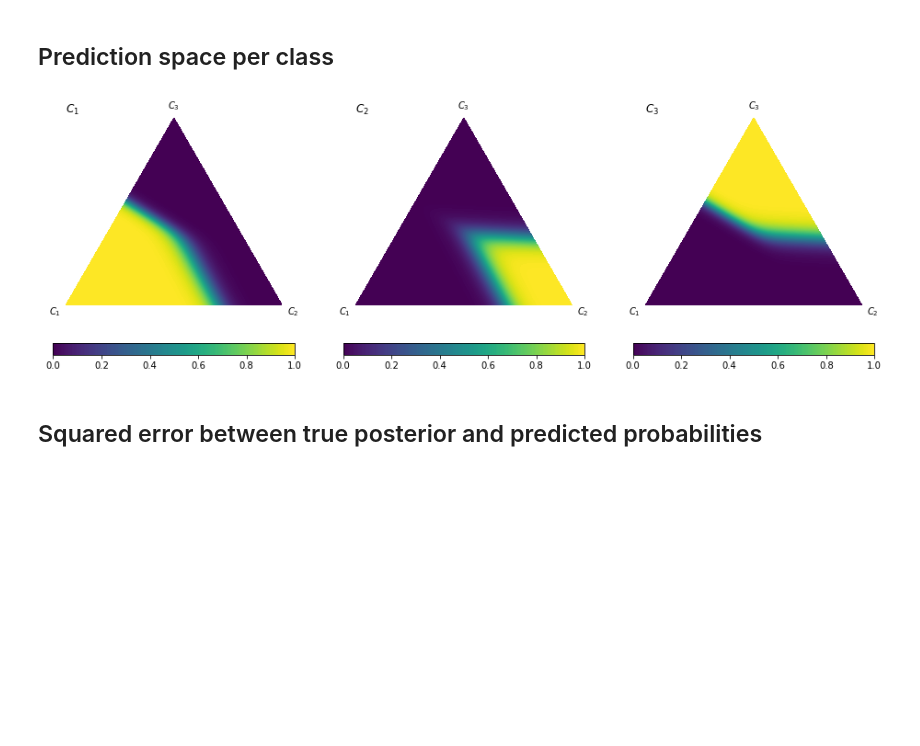
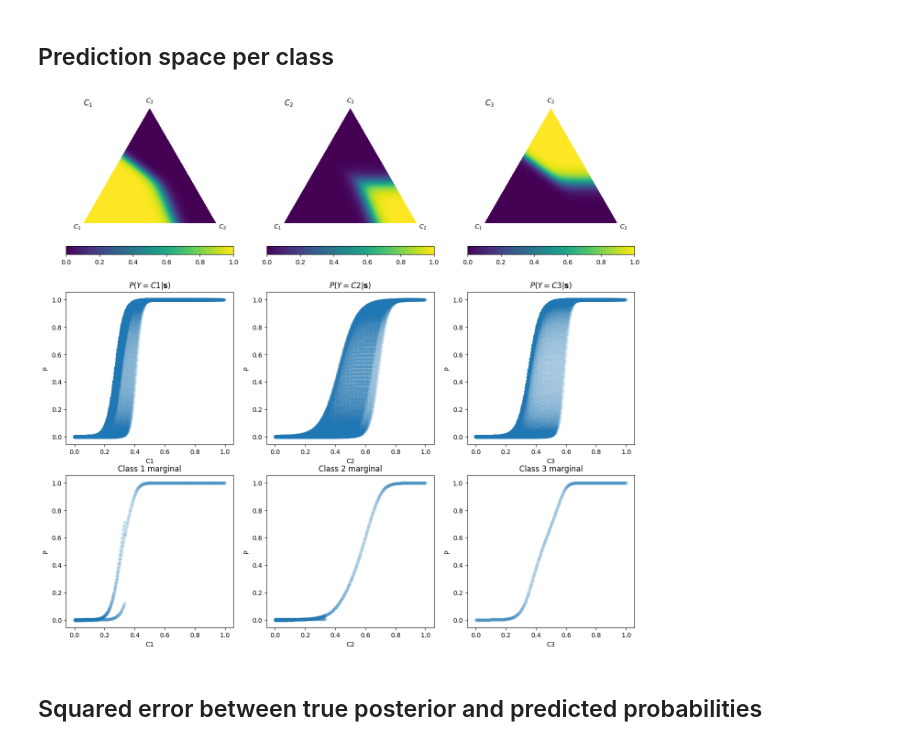
Before and after one commit to dirichletcal/experiments_neurips, a Jupyter notebook: notebooks/Dirichlet_calibration.ipynb, the cells around one changed output. Cells and saved outputs as stored; diff of their text form; code cells hidden in the pictures; blank space fills up the shorter version.

```diff
--- a/notebooks/Dirichlet_calibration.ipynb
+++ b/notebooks/Dirichlet_calibration.ipynb
@@ -169,6 +155,7 @@ class Dirichlet(object):
     def pdf(self, x):
         '''Returns pdf value for `x`.'''
         from operator import mul
+        x = np.clip(x, 1e-20, 1-(1e-20))
         return self._coef * reduce(mul, [xx ** (aa - 1)
                                          for (xx, aa)in zip(x, self._alpha)])
 
@@ -259,14 +246,12 @@ draw_pdf_contours(class_dist, labels='auto')
 # %% [markdown]
 # Posterior probabilities per class
 # %%
-class_dist.pdf_aux = class_dist.pdf
-
 fig = plt.figure(figsize=(16, 5))
 for i in [0, 1, 2]:
     ax = fig.add_subplot(1, 3, i+1)
 
     ax.set_title('$P(Y={}|\mathbf{{x}})$'.format(i+1), loc='left')
 
-    class_dist.pdf = lambda x: class_dist.posterior(x, i)
-    draw_pdf_contours(class_dist, labels='auto', fig=fig, ax=ax)
+    function = lambda x: class_dist.posterior(x, i)
+    draw_func_contours(function, labels='auto', fig=fig, ax=ax)
 # %% [output]
@@ -273,0 +328,22 @@ for i in [0, 1, 2]:
+# %%
+def plot_marginal(func, nlevels, subdiv, c, ax1, ax2):
+    values = get_func_mesh_values(func, nlevels, subdiv).reshape(-1,1)
+
+    ax1.set_title('$P(Y={}|\mathbf{{s}})$'.format(c))
+    df = pd.DataFrame(np.concatenate((mesh, values), axis=1), columns=['C1', 'C2', 'C3', 'P'])
+    df.plot(kind='scatter', x=c, y='P', alpha=0.1, ax=ax1)
+
+
+    ax2.set_title('Class {} marginal'.format(i+1))
+    table = df.pivot_table(index=c, values='P')
+    table.reset_index(inplace=True)
+    table.columns = [c,'P']
+    table.plot(kind='scatter', x=c, y='P', alpha=0.2, ax=ax2)
+
+fig = plt.figure(figsize=(16, 10))
+for i, c in enumerate(('C1', 'C2', 'C3')):
+    ax1 = fig.add_subplot(2, 3, i+1)
+    ax2 = fig.add_subplot(2, 3, 3+i+1)
+
+    function = lambda x: class_dist.posterior(x, i)
+    plot_marginal(function, nlevels, subdiv, c, ax1, ax2)
@@ -312,16 +390,20 @@ Intercepts = [ 1.10729096  0.00603587 -1.11332683]
 # %% [markdown]
 ## Prediction space per class
 # %%
-fig = plt.figure(figsize=(16, 5))
-for i in [0, 1, 2]:
-    ax = fig.add_subplot(1, 3, i+1)
+fig = plt.figure(figsize=(16, 15))
+for i, c in enumerate(('C1', 'C2', 'C3')):
+    ax1 = fig.add_subplot(3, 3, i+1)
 
-    ax.set_title('$C_{}$'.format(i+1), loc='left')
+    ax1.set_title('$C_{}$'.format(i+1), loc='left')
 
-    clf.pdf = lambda x: clf.predict_proba(x.reshape(1,-1))[0][i]
-    draw_pdf_contours(clf, labels='auto', fig=fig, ax=ax)
+    function = lambda x: clf.predict_proba(x.reshape(1,-1))[0][i]
+    draw_func_contours(function, labels='auto', fig=fig, ax=ax1)
+
+    ax2 = fig.add_subplot(3, 3, 3+i+1)
+    ax3 = fig.add_subplot(3, 3, 6+i+1)
+    plot_marginal(function, mesh, c, ax2, ax3)
 # %% [output]
-[figure, old version]
+[figure, new version]
 # %% [markdown]
 ## Squared error between true posterior and predicted probabilities
 # %%
```
Also changed, not shown: parts of 22 cells of this notebook, 3 other files.
